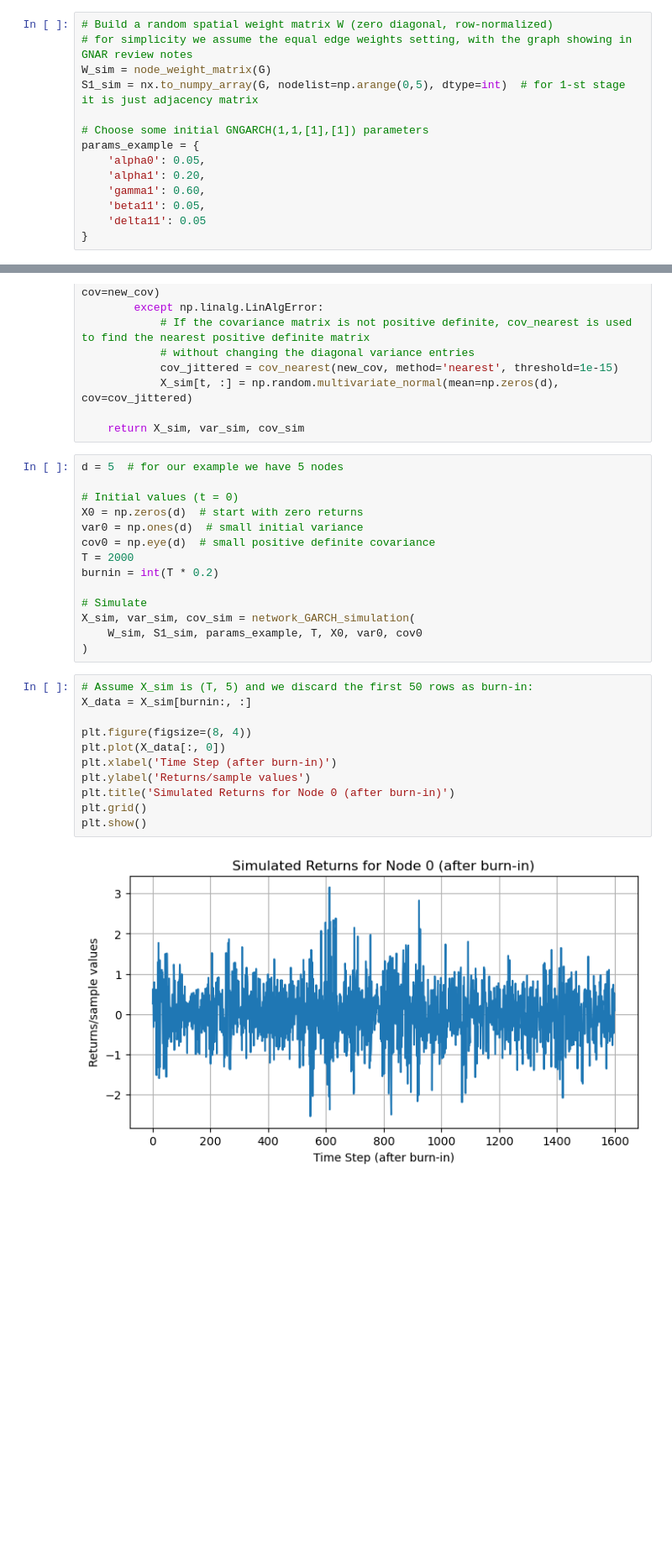
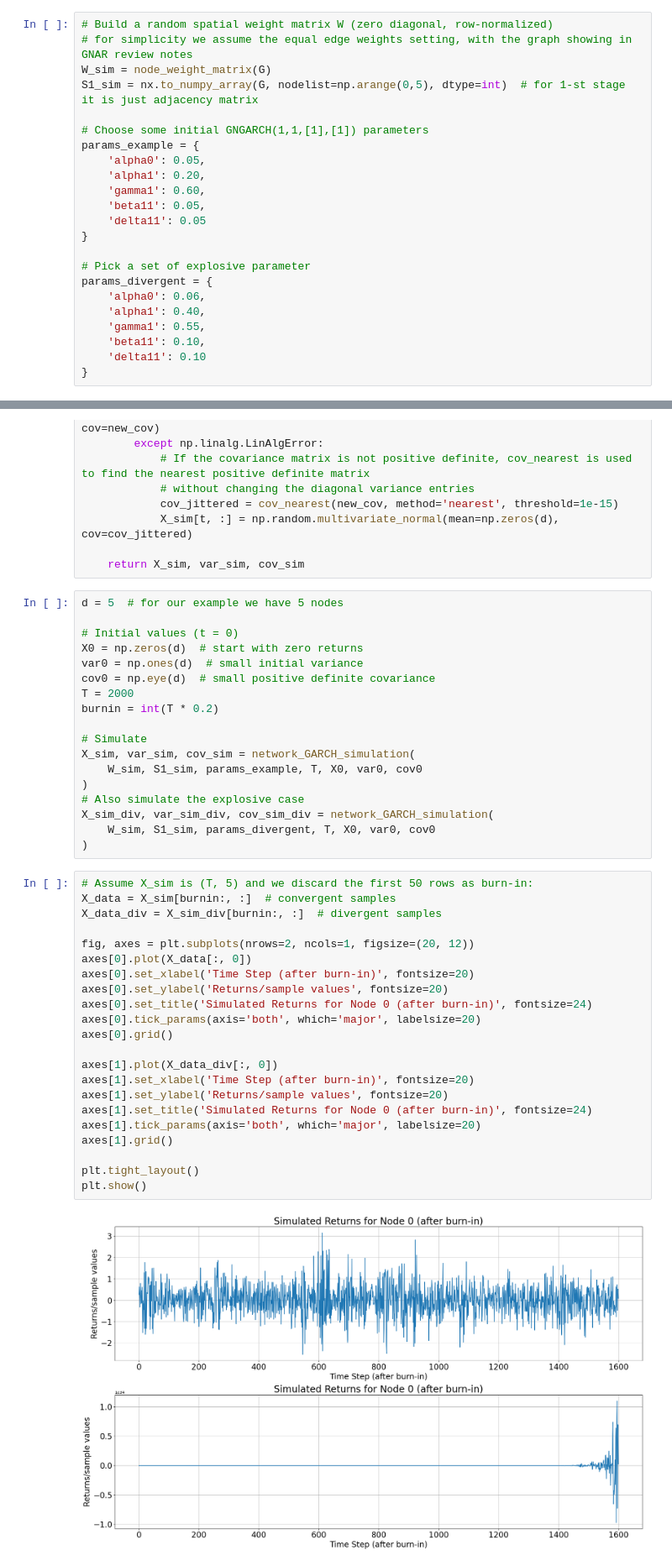
Before and after one commit to PZhou114/GNGARCH_coding, a Jupyter notebook: Model simulation and parameter fitting.ipynb, the cells around one changed output, grey strips where cells are left out. Shown at 84% size. Drawn from its saved outputs; the diff is of its cells as text; blank space fills up the shorter version.

```diff
--- a/Model simulation and parameter fitting.ipynb
+++ b/Model simulation and parameter fitting.ipynb
@@ -139,6 +139,15 @@ params_example = {
     'beta11': 0.05,
     'delta11': 0.05
 }
+
+# Pick a set of explosive parameter
+params_divergent = {
+    'alpha0': 0.06,
+    'alpha1': 0.40,
+    'gamma1': 0.55,
+    'beta11': 0.10,
+    'delta11': 0.10
+}
 # %%
 # Show the W and S1
 W_sim, S1_sim
@@ -301,19 +310,34 @@ burnin = int(T * 0.2)
 X_sim, var_sim, cov_sim = network_GARCH_simulation(
     W_sim, S1_sim, params_example, T, X0, var0, cov0
 )
+# Also simulate the explosive case
+X_sim_div, var_sim_div, cov_sim_div = network_GARCH_simulation(
+    W_sim, S1_sim, params_divergent, T, X0, var0, cov0
+)
 # %%
 # Assume X_sim is (T, 5) and we discard the first 50 rows as burn‐in:
-X_data = X_sim[burnin:, :]
+X_data = X_sim[burnin:, :]  # convergent samples
+X_data_div = X_sim_div[burnin:, :]  # divergent samples
 
-plt.figure(figsize=(8, 4))
-plt.plot(X_data[:, 0])
-plt.xlabel('Time Step (after burn-in)')
-plt.ylabel('Returns/sample values')
-plt.title('Simulated Returns for Node 0 (after burn-in)')
-plt.grid()
+fig, axes = plt.subplots(nrows=2, ncols=1, figsize=(20, 12))
+axes[0].plot(X_data[:, 0])
+axes[0].set_xlabel('Time Step (after burn-in)', fontsize=20)
+axes[0].set_ylabel('Returns/sample values', fontsize=20)
+axes[0].set_title('Simulated Returns for Node 0 (after burn-in)', fontsize=24)
+axes[0].tick_params(axis='both', which='major', labelsize=20)
+axes[0].grid()
+
+axes[1].plot(X_data_div[:, 0])
+axes[1].set_xlabel('Time Step (after burn-in)', fontsize=20)
+axes[1].set_ylabel('Returns/sample values', fontsize=20)
+axes[1].set_title('Simulated Returns for Node 0 (after burn-in)', fontsize=24)
+axes[1].tick_params(axis='both', which='major', labelsize=20)
+axes[1].grid()
+
+plt.tight_layout()
 plt.show()
 # %% [output]
-[figure, old version]
+[figure, new version]
 # %%
 # Assume X_sim is (T, 5) and we discard the first 50 rows as burn‐in:
 var_data = var_sim[burnin:, :]
```
Also changed, not shown: parts of 1 cell of this notebook.
